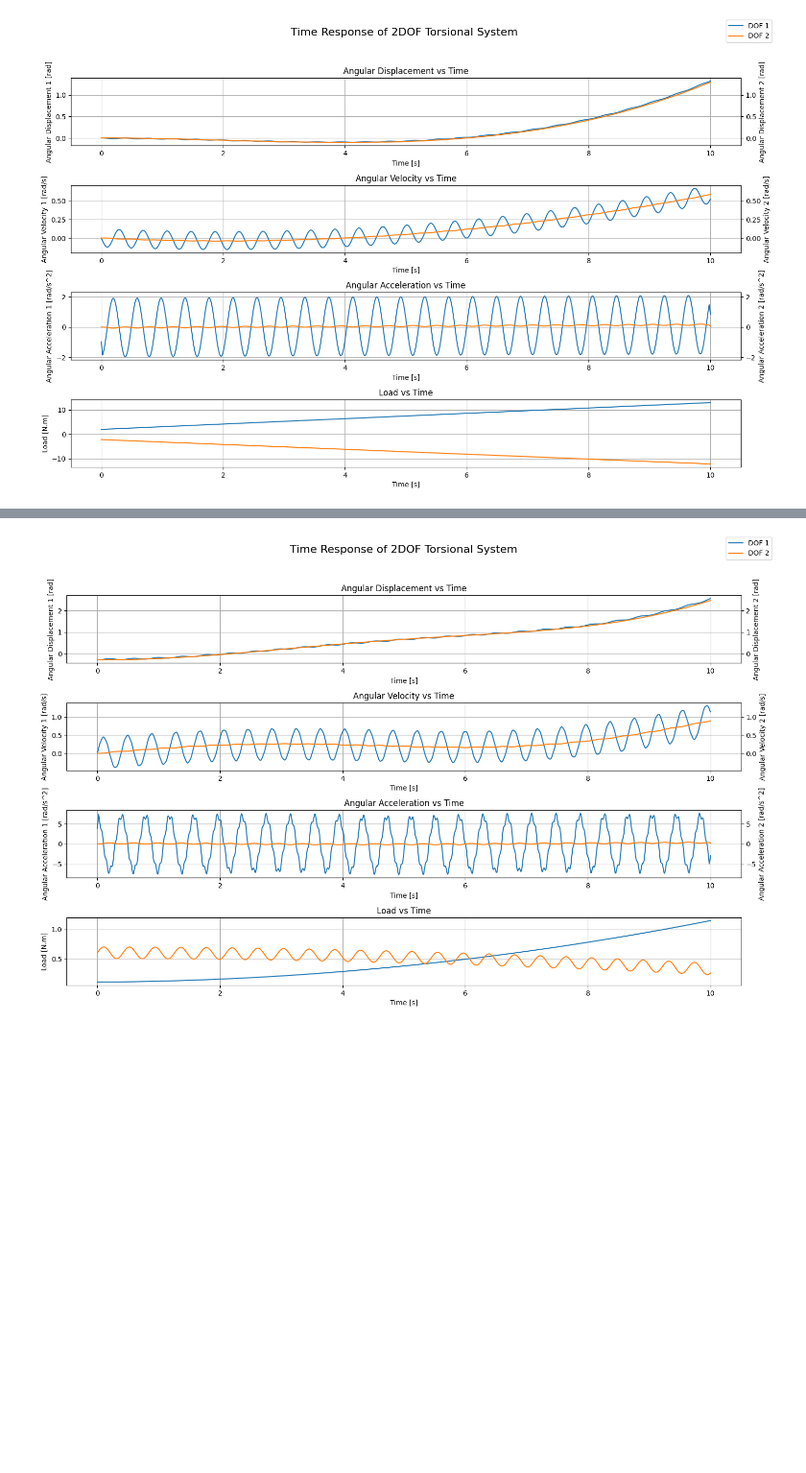
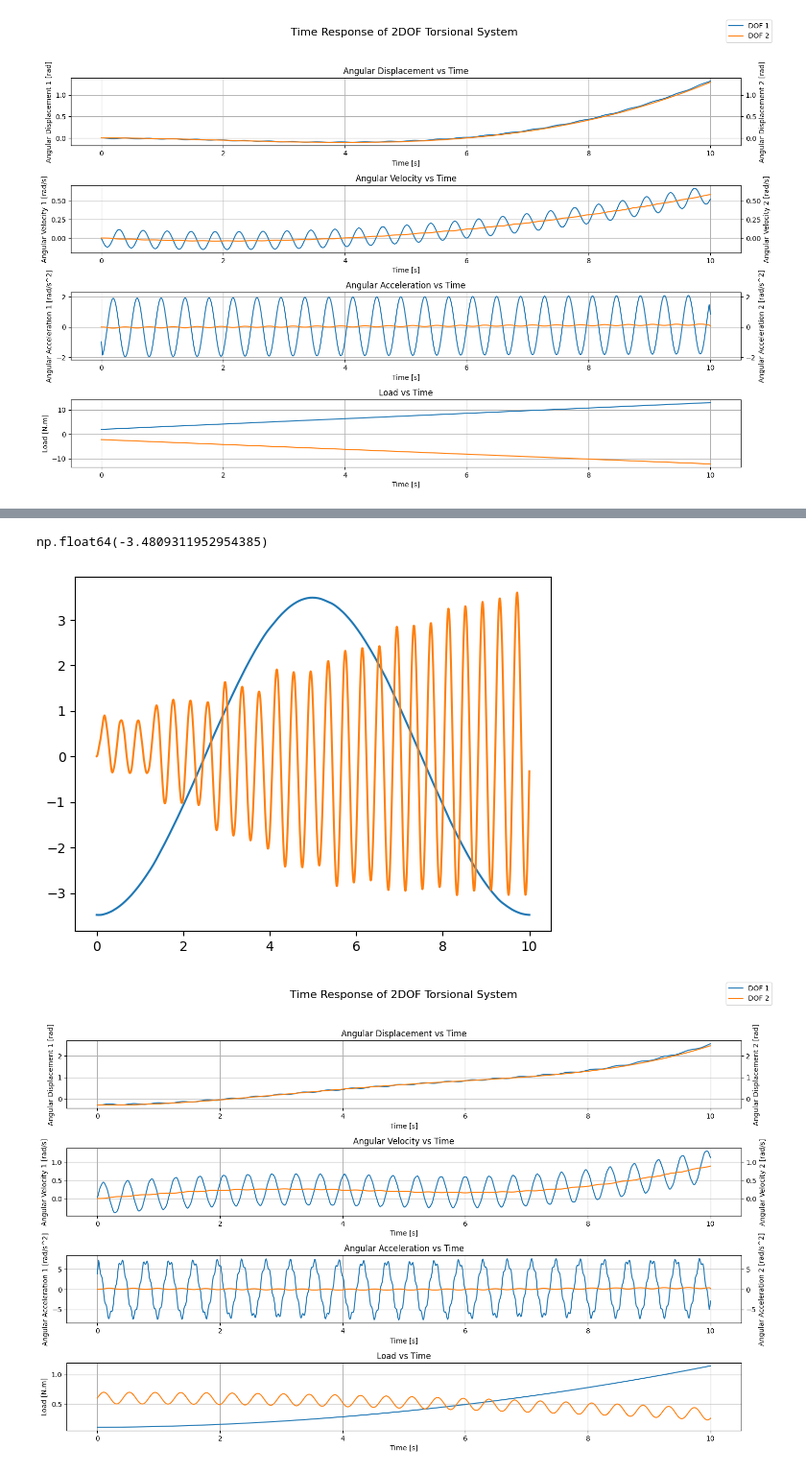
Before and after one commit to Rmhuneineh/my-website, a Jupyter notebook: content/posts/torsional_vibrations_2/01_torVib.ipynb, the cells around one changed output, grey strips where cells are left out. Shown at 96% size. Drawn from its saved outputs; the diff is of its cells as text; code cells hidden in the pictures; blank space fills up the shorter version.

```diff
--- a/content/posts/torsional_vibrations_2/01_torVib.ipynb
+++ b/content/posts/torsional_vibrations_2/01_torVib.ipynb
@@ -713,3 +717,10 @@ plt.tight_layout(rect=[0, 0.03, 1, 0.95])
+# %%
+plt.plot(t, S.qP_1_t)
+plt.plot(t, S.qP_2_t)
+S.qP_1_t[0]
+# %% [output]
+np.float64(-3.4809311952954385)
+[figure, added]
 # %%
 # Define External Forces
 tau_1 = np.array([0.01, 0.005, 0.1], dtype=np.float16) # -0.1t^2 + 0.5t + 1
```
Also changed, not shown: parts of 7 cells of this notebook, 6 other files.
